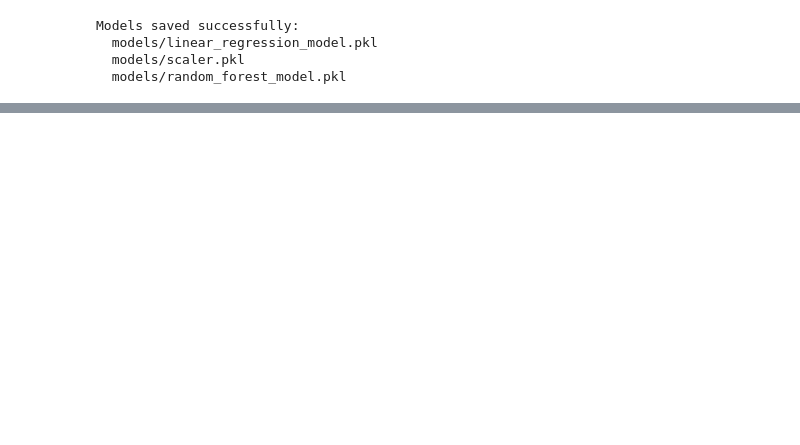
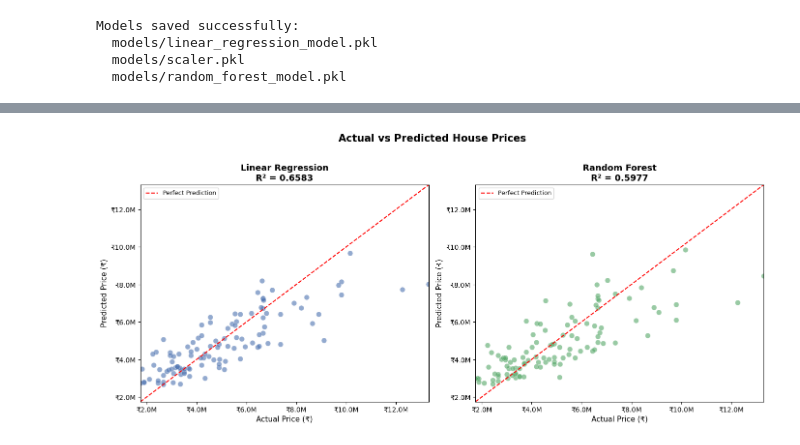
Before and after one commit to Venkatavishnuvardhanthota/House_Price_Prediction, a Jupyter notebook: notebooks/analysis.ipynb, the cells around one changed output, grey strips where cells are left out. Cells and saved outputs as stored; diff of their text form; code cells hidden in the pictures; blank space fills up the shorter version.

```diff
--- a/notebooks/analysis.ipynb
+++ b/notebooks/analysis.ipynb
@@ -260,0 +349,57 @@ Models saved successfully:
+# %%
+# Chart 3 — Actual vs Predicted (Both Models)
+
+fig, axes = plt.subplots(1, 2, figsize=(14, 6))
+
+price_min = min(y_test.min(), lr_predictions.min(), y_pred_rf.min())
+price_max = max(y_test.max(), lr_predictions.max(), y_pred_rf.max())
+
+for ax, y_pred, title, color, r2 in zip(
+    axes,
+    [lr_predictions,          y_pred_rf],
+    ['Linear Regression', 'Random Forest'],
+    ['#4C72B0',           '#55A868'],
+    [lr_r2,               r2_rf]
+):
+
+    ax.scatter(
+        y_test, y_pred,
+        alpha     = 0.6,
+        color     = color,
+        edgecolors= 'white',
+        linewidth = 0.4,
+        s         = 60
+    )
+
+    ax.plot(
+        [price_min, price_max],
+        [price_min, price_max],
+        color     = 'red',
+        linestyle = '--',
+        linewidth = 1.5,
+        label     = 'Perfect Prediction'
+    )
+
+    ax.set_title(f'{title}\nR² = {r2:.4f}',
+                 fontsize=13, fontweight='bold')
+    ax.set_xlabel('Actual Price (₹)',    fontsize=11)
+    ax.set_ylabel('Predicted Price (₹)', fontsize=11)
+    ax.legend(fontsize=9)
+
+    # Format axis ticks
+    ax.xaxis.set_major_formatter(
+        plt.FuncFormatter(lambda x, _: f'₹{x/1e6:.1f}M'))
+    ax.yaxis.set_major_formatter(
+        plt.FuncFormatter(lambda x, _: f'₹{x/1e6:.1f}M'))
+
+    ax.set_xlim(price_min, price_max)
+    ax.set_ylim(price_min, price_max)
+
+plt.suptitle('Actual vs Predicted House Prices',
+             fontsize=15, fontweight='bold', y=1.02)
+
+plt.tight_layout()
+plt.savefig('../charts/chart3_actual_vs_predicted.png')
+plt.show()
+# %% [output]
+[figure, added]
```
Also changed, not shown: parts of 10 cells of this notebook, 6 other files.
